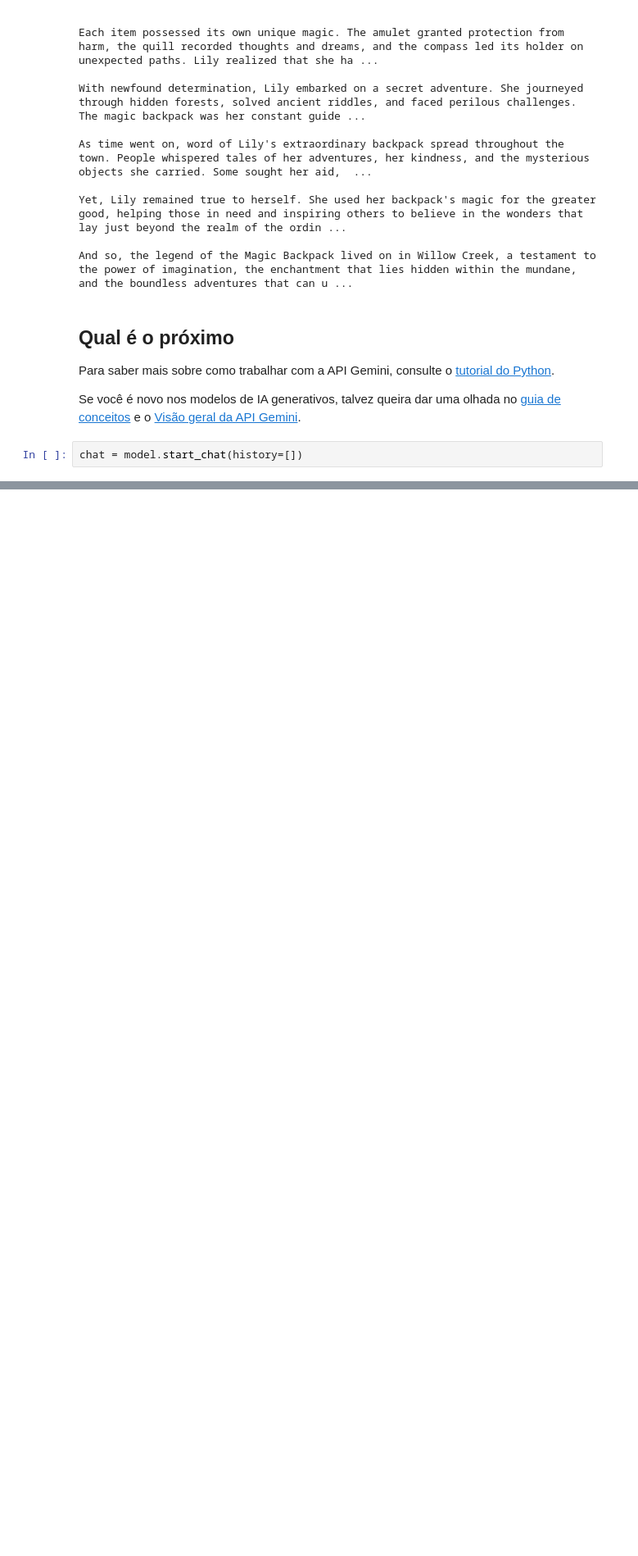
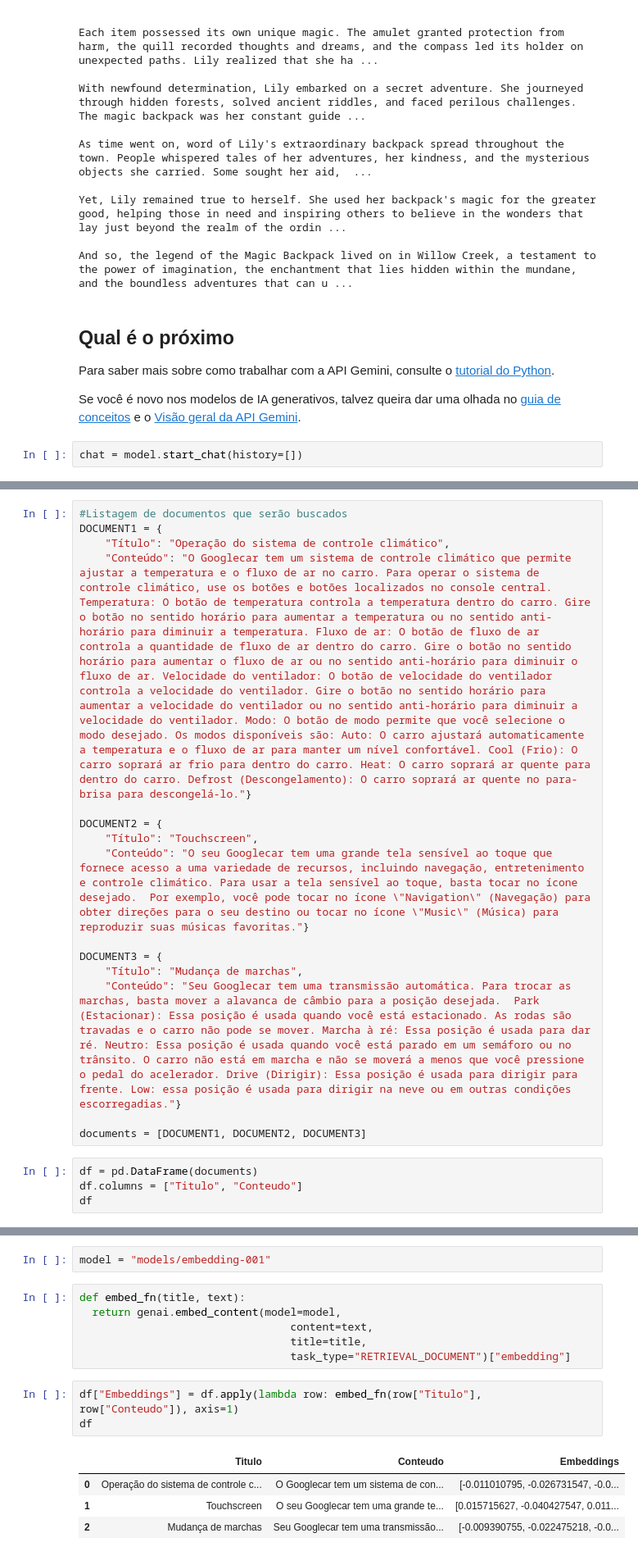
Before and after one commit to J0aoD3v/Meu_primeiro_LLM, a Jupyter notebook: Meu_primeiro_LLM.ipynb, the cells around one changed output, grey strips where cells are left out. Shown: that part at 82% size. Cells and saved outputs as stored; diff of their text form; blank space fills up the shorter version.

```diff
--- a/Meu_primeiro_LLM.ipynb
+++ b/Meu_primeiro_LLM.ipynb
@@ -194,0 +193,19 @@ for message in chat.history:
+# %%
+#Listagem de documentos que serão buscados
+DOCUMENT1 = {
+    "Título": "Operação do sistema de controle climático",
+    "Conteúdo": "O Googlecar tem um sistema de controle climático que permite ajustar a temperatura e o fluxo de ar no carro. Para operar o sistema de controle climático, use os botões e botões localizados no console central.  Temperatura: O botão de temperatura controla a temperatura dentro do carro. Gire o botão no sentido horário para aumentar a temperatura ou no sentido anti-horário para diminuir a temperatura. Fluxo de ar: O botão de fluxo de ar controla a quantidade de fluxo de ar dentro do carro. Gire o botão no sentido horário para aumentar o fluxo de ar ou no sentido anti-horário para diminuir o fluxo de ar. Velocidade do ventilador: O botão de velocidade do ventilador controla a velocidade do ventilador. Gire o botão no sentido horário para aumentar a velocidade do ventilador ou no sentido anti-horário para diminuir a velocidade do ventilador. Modo: O botão de modo permite que você selecione o modo desejado. Os modos disponíveis são: Auto: O carro ajustará automaticamente a temperatura e o fluxo de ar para manter um nível confortável. Cool (Frio): O carro soprará ar frio para dentro do carro. Heat: O carro soprará ar quente para dentro do carro. Defrost (Descongelamento): O carro soprará ar quente no para-brisa para descongelá-lo."}
+
+DOCUMENT2 = {
+    "Título": "Touchscreen",
+    "Conteúdo": "O seu Googlecar tem uma grande tela sensível ao toque que fornece acesso a uma variedade de recursos, incluindo navegação, entretenimento e controle climático. Para usar a tela sensível ao toque, basta tocar no ícone desejado.  Por exemplo, você pode tocar no ícone \"Navigation\" (Navegação) para obter direções para o seu destino ou tocar no ícone \"Music\" (Música) para reproduzir suas músicas favoritas."}
+
+DOCUMENT3 = {
+    "Título": "Mudança de marchas",
+    "Conteúdo": "Seu Googlecar tem uma transmissão automática. Para trocar as marchas, basta mover a alavanca de câmbio para a posição desejada.  Park (Estacionar): Essa posição é usada quando você está estacionado. As rodas são travadas e o carro não pode se mover. Marcha à ré: Essa posição é usada para dar ré. Neutro: Essa posição é usada quando você está parado em um semáforo ou no trânsito. O carro não está em marcha e não se moverá a menos que você pressione o pedal do acelerador. Drive (Dirigir): Essa posição é usada para dirigir para frente. Low: essa posição é usada para dirigir na neve ou em outras condições escorregadias."}
+
+documents = [DOCUMENT1, DOCUMENT2, DOCUMENT3]
+# %%
+df = pd.DataFrame(documents)
+df.columns = ["Titulo", "Conteudo"]
+df
@@ -194,0 +217,16 @@ for message in chat.history:
+# %%
+model = "models/embedding-001"
+# %%
+def embed_fn(title, text):
+  return genai.embed_content(model=model,
+                                 content=text,
+                                 title=title,
+                                 task_type="RETRIEVAL_DOCUMENT")["embedding"]
+# %%
+df["Embeddings"] = df.apply(lambda row: embed_fn(row["Titulo"], row["Conteudo"]), axis=1)
+df
+# %% [output]
+|  | Titulo | Conteudo | Embeddings |
+| 0 | Operação do sistema de controle c... | O Googlecar tem um sistema de con... | [-0.011010795, -0.026731547, -0.0... |
+| 1 | Touchscreen | O seu Googlecar tem uma grande te... | [0.015715627, -0.040427547, 0.011... |
+| 2 | Mudança de marchas | Seu Googlecar tem uma transmissão... | [-0.009390755, -0.022475218, -0.0... |
```
Also changed, not shown: parts of 22 cells of this notebook.
